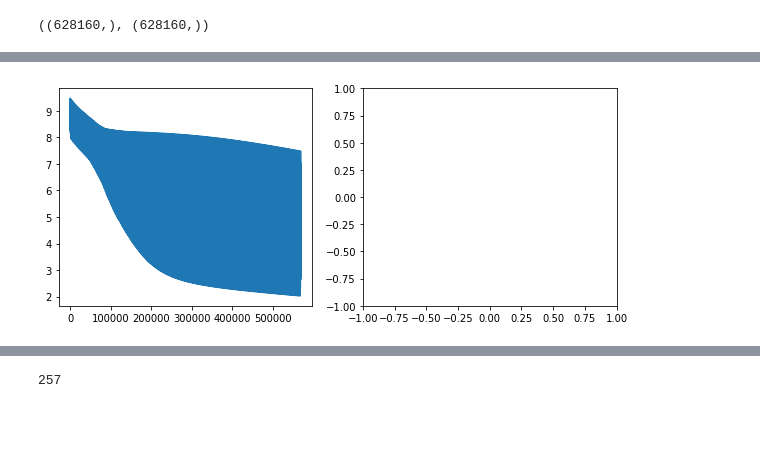
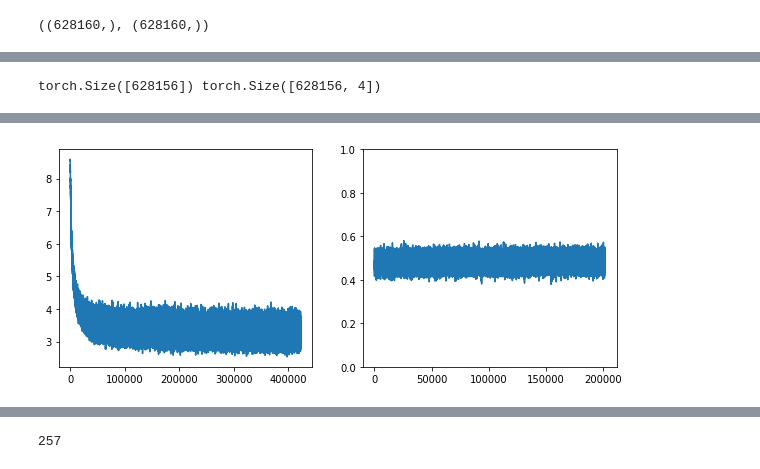
Before and after one commit to mdubouch/noise-gan, a Jupyter notebook: noise_info.ipynb, the cells around one changed output, grey strips where cells are left out. Saved outputs shown, nothing was run; the diff lists cells and outputs as text; code cells hidden in the pictures; blank space fills up the shorter version.

Commit message:
Fixed the problem by randomising batches...

```diff
--- a/noise_info.ipynb
+++ b/noise_info.ipynb
@@ -305,6 +305,6 @@ def define_sequences(seq_len):
     print(test_x.shape, test_y.shape)
     return train_x.cuda(), train_y.cuda(), test_x.cuda(), test_y.cuda()
 
-_train_x, _train_y, _test_x, _test_y = define_sequences(seq_len=2)
+_train_x, _train_y, _test_x, _test_y = define_sequences(seq_len=4)
 # %% [output]
 torch.Size([1, 628160]) torch.int64
@@ -325,3 +337,7 @@ plot_train()
+# %%
+print(words.shape, context.shape)
+# %% [output]
+torch.Size([628156]) torch.Size([628156, 4])
 # %%
 class LSTMModel(nn.Module):
     def __init__(self, seq_len):
@@ -372,9 +406,10 @@ prev_weights = model.embed.weight.data.T.detach().clone().cpu().numpy()
 # %%
 # Reset loss history and optimizer
 losses = []
+acc = []
 test_losses = []
 loss_fn = nn.CrossEntropyLoss(reduction='mean')
-lr = 0.0001 # learning rate
+lr = 0.001 # learning rate
 opt = torch.optim.Adam(model.parameters(), lr=lr)#, betas=(0.5, 0.999))
 #opt = torch.optim.SGD(model.parameters(), lr)
 n_epochs = 0
@@ -386,10 +421,13 @@ def do_training(model, epochs):
     global n_epochs
 
     for i in range(epochs):
-        batch_size = 256
+        batch_size = 512
         for j in range(_train_x.shape[1] // batch_size):
-            train = _train_x[:,j*batch_size:(j+1)*batch_size]
-            tgt = _train_y[:,j*batch_size:(j+1)*batch_size].squeeze()
+            rand = torch.randint(0, context.shape[0] - batch_size, (batch_size,))
+            #train = _train_x[:,j*batch_size:(j+1)*batch_size]
+            #tgt = _train_y[:,j*batch_size:(j+1)*batch_size].squeeze()
+            train = context[rand]
+            tgt = words[rand]
 
             opt.zero_grad()
 
@@ -405,6 +443,10 @@ def do_training(model, epochs):
             #print(pred.shape, tgt.shape)
             loss = loss_fn(pred, tgt)
 
+
+            choice = torch.argmax(pred, dim=1)
+            acc.append((choice == tgt).sum().float().item() / batch_size)
+
             #print(loss)
             #print(loss)
 
@@ -417,25 +459,25 @@ def do_training(model, epochs):
             ##print(loss.shape, loss)
             losses.append(loss.item())
 
-            if ((j+1) % 2000 == 0):
+            if ((j+1) % 1000 == 0):
                 clear_output(wait=True)
                 print('-' * 89)
-                print("epoch: %d  progress: %f  train loss: %f" % (n_epochs, (j+1) / (_train_x.shape[1] // batch_size), losses[-1]))
+                print("epoch: %d  progress: %f  train loss: %f  train acc: %f" % (n_epochs, (j+1) / (_train_x.shape[1] // batch_size), losses[-1], np.mean(acc[-1000:])))
 
                 plt.figure(figsize=(10, 4))
                 plt.subplot(121)
                 plt.plot(losses)
                 #plt.yscale('log')
                 plt.subplot(122)
+                plt.plot(acc)
                 #plt.scatter(train[:,0,3].detach().cpu(), train[:,0,4].detach().cpu(), s=0.5)
                 #plt.scatter(out[:,0,3].detach().cpu(), out[:,0,4].detach().cpu(), s=3)
                 #plt.scatter(tgt[:,0,3].detach().cpu(), tgt[:,0,4].detach().cpu(), s=1)
-                plt.xlim(-1,1)
-                plt.ylim(-1,1)
+                plt.ylim(0, 1)
                 plt.show()
         n_epochs += 1
     return model
 
-_trained = do_training(model, 30)
+_trained = do_training(model, 100)
 # %% [output]
 -----------------------------------------------------------------------------------------
@@ -443,2 +485,2 @@ epoch: 256  progress: 0.905797  train loss: 5.679404
-[figure, old version]
+[figure, new version]
 # %%
```
Also changed, not shown: parts of 12 cells of this notebook.
